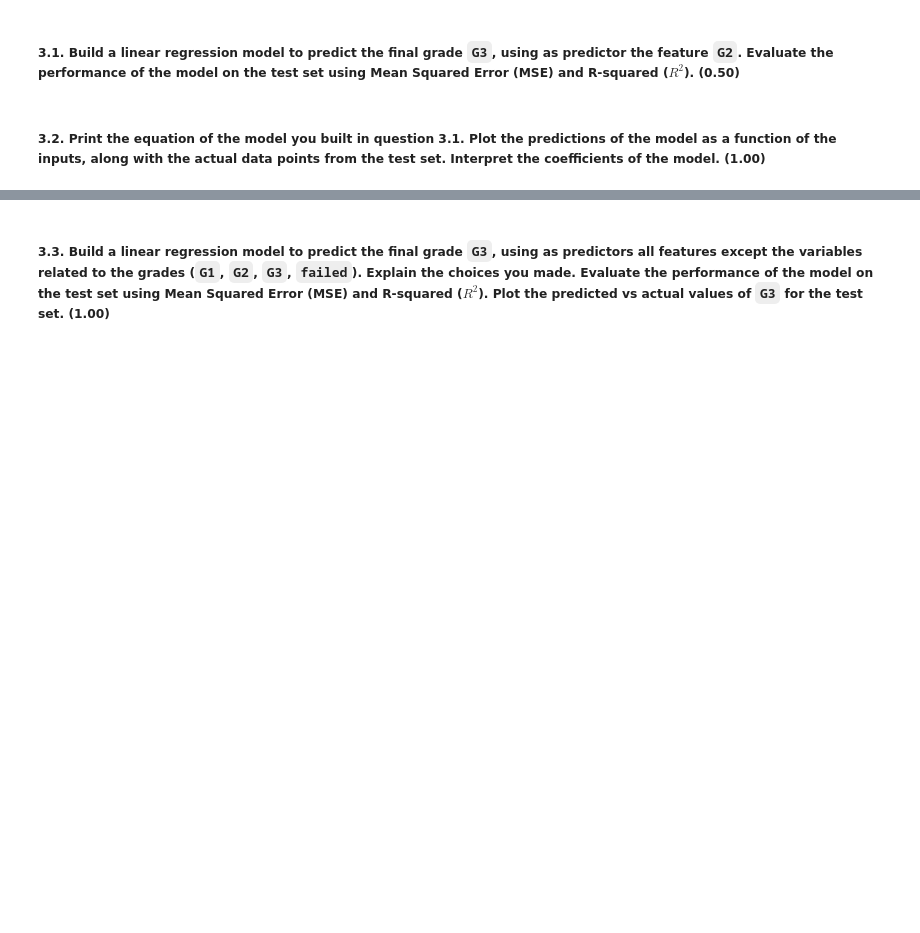
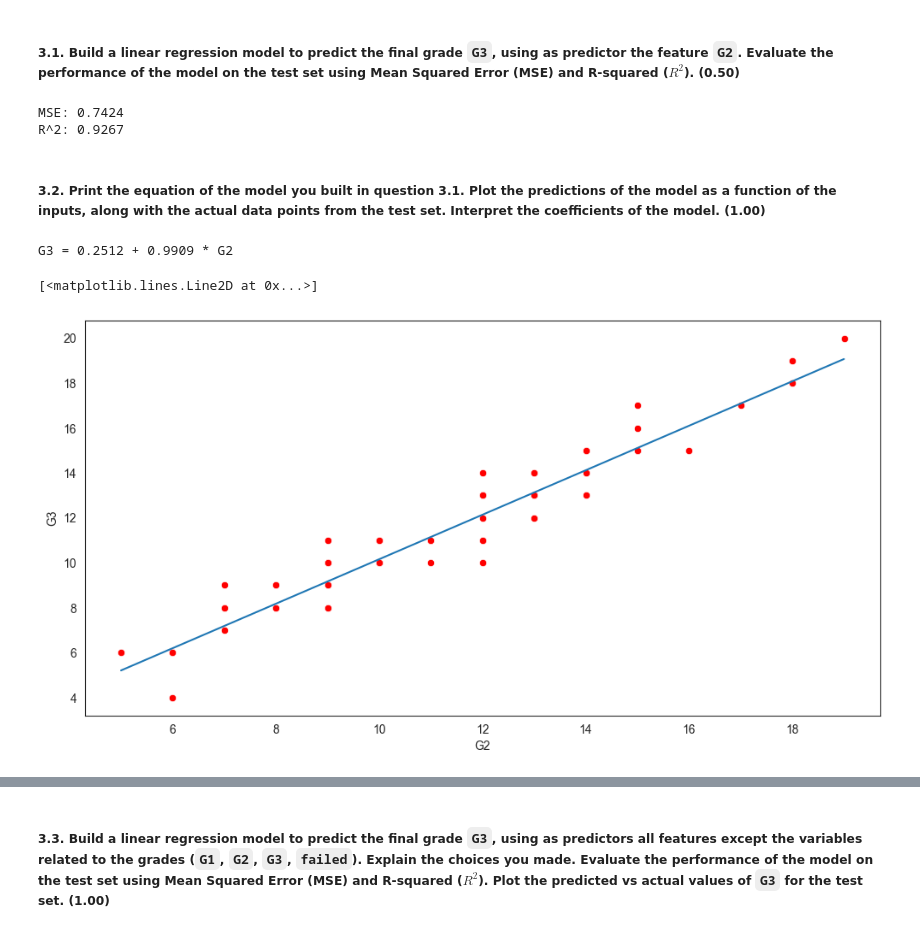
Before and after one commit to henri-0209/Project-AInt, a Jupyter notebook: Assignment 1/Assignment 1 26-27.ipynb, the cells around one changed output, grey strips where cells are left out. Saved outputs shown, nothing was run; the diff lists cells and outputs as text; code cells hidden in the pictures; blank space fills up the shorter version.

```diff
--- a/Assignment 1/Assignment 1 26-27.ipynb
+++ b/Assignment 1/Assignment 1 26-27.ipynb
@@ -490,24 +488,32 @@ y_train = train_df['G3'].values.reshape(-1, 1)
 X_test = test_df['G2'].values.reshape(-1, 1)
 y_test = test_df['G3'].values.reshape(-1, 1)
 
-regression = LinearRegression()
-regression.fit(X_train, y_train)
+model = LinearRegression()
+model.fit(X_train, y_train)
 
-G3_prediction = regr.predict(X_test)
+G3_predict = model.predict(X_test)
 
-mse_value = mean_squared_error(y_test, G3_prediction)
-r2_value = r2_score(y_test, G3_prediction)
+mse = mean_squared_error(y_test, G3_predict)
+r2 = r2_score(y_test, G3_predict)
 
-print('MSE: {:.4f}'.format(mse_value))
-print('R^2: {:.4f}'.format(r2_value))
+print('MSE: {:.4f}'.format(mse))
+print('R^2: {:.4f}'.format(r2))
+# %% [output]
+MSE: 0.7424
+R^2: 0.9267
 # %% [markdown]
 ##### **3.2.** Print the equation of the model you built in question 3.1. Plot the predictions of the model as a function of the inputs, along with the actual data points from the test set. Interpret the coefficients of the model. **(1.00)**
 # %%
-print('G3 = {:.4f} + {:.4f} * G2'.format(regression.intercept_[0], regression.coef_[0][0]))
+print('G3 = {:.4f} + {:.4f} * G2'.format(model.intercept_[0], model.coef_[0][0]))
+# %% [output]
+G3 = 0.2512 + 0.9909 * G2
 # %%
 G2_values = np.array([min(X_test), max(X_test)])
-G3_values = regression.intercept_[0] + regression.coef_[0][0] * G2_vals
+G3_values = model.intercept_[0] + model.coef_[0][0] * G2_values
 
 fig, ax = plt.subplots(figsize=(12, 6))  #ax é a área onde se desennha
 sns.scatterplot(data=test_df, x='G2', y='G3', color='red')
 ax.plot(G2_values, G3_values,)
+# %% [output]
+[<matplotlib.lines.Line2D at 0x...>]
+[figure, added]
```
Also changed, not shown: parts of 4 cells of this notebook.
